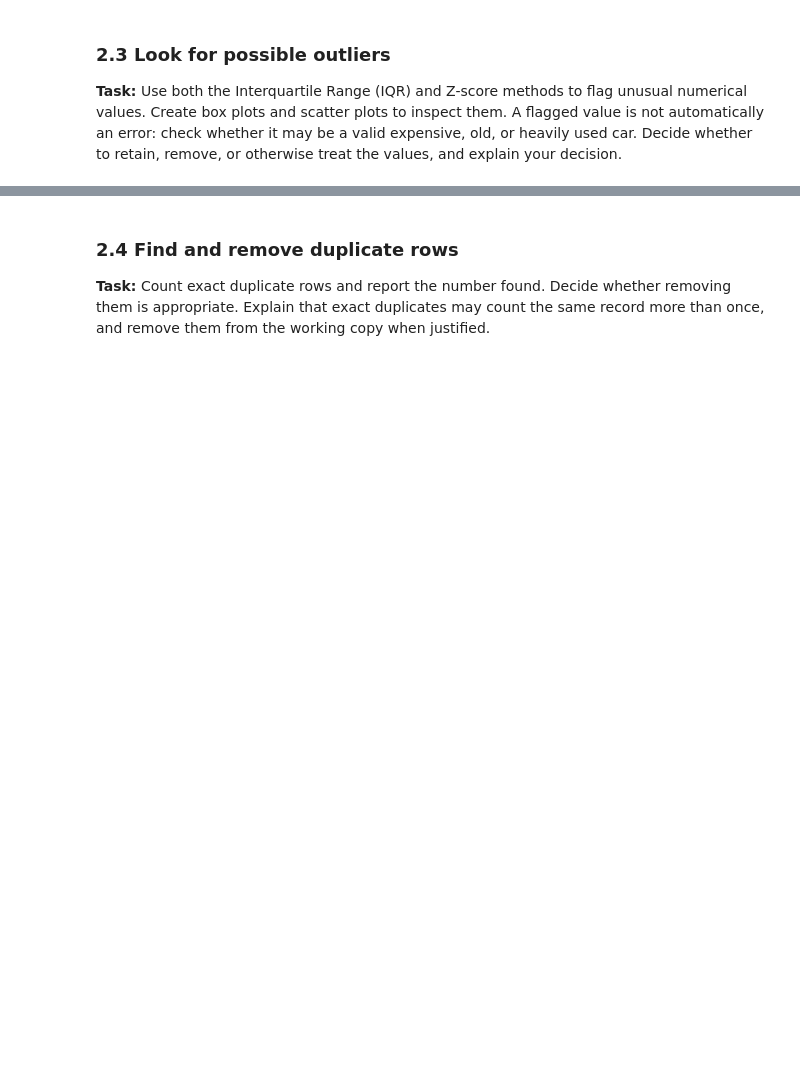
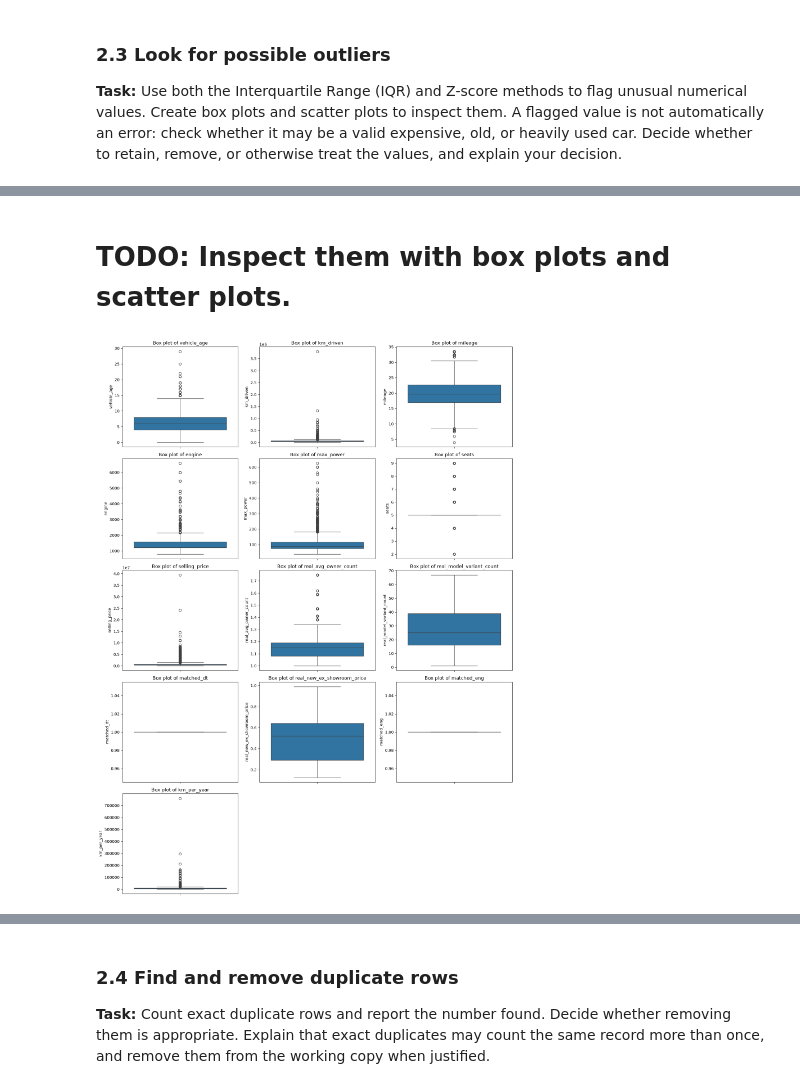
Before and after one commit to Data-six6/car_price_prediction, a Jupyter notebook: Car_Sale_Analysis/data_cleaning/data_cleaning.ipynb, the cells around one changed output, grey strips where cells are left out. Drawn from its saved outputs; the diff is of its cells as text; code cells hidden in the pictures; blank space fills up the shorter version.

```diff
--- a/Car_Sale_Analysis/data_cleaning/data_cleaning.ipynb
+++ b/Car_Sale_Analysis/data_cleaning/data_cleaning.ipynb
@@ -74,5 +205,28 @@ Work through missing values, possible outliers, duplicate rows, and irrelevant o
 **Task:** Use both the Interquartile Range (IQR) and Z-score methods to flag unusual numerical values. Create box plots and scatter plots to inspect them. A flagged value is not automatically an error: check whether it may be a valid expensive, old, or heavily used car. Decide whether to retain, remove, or otherwise treat the values, and explain your decision.
 # %%
 # TODO: Flag possible outliers using IQR and Z-score methods.
-# TODO: Inspect them with box plots and scatter plots.
+numerical_df = df_work.select_dtypes(include=[np.number])
+q1 = numerical_df.quantile(0.25)
+q3 = numerical_df.quantile(0.75)
+iqr = q3 - q1
+outliers_iqr = ((numerical_df < (q1 - 1.5 * iqr)) | (numerical_df > (q3 + 1.5 * iqr))).sum()
+print("Outliers detected using IQR method:\n", outliers_iqr)
+
+z_scores = (numerical_df - numerical_df.mean()) / numerical_df.std()
+outliers_z = (np.abs(z_scores) > 3).sum()
+print("Outliers detected using Z-score method:\n", outliers_z)
+
+
 # TODO: Decide whether to retain, remove, or treat flagged values, and explain why.
+# Decision: remove physically impossible km_driven values; retain the other flagged values.
+shape_before = df_work.shape
+
+df_work["km_per_year_chk"] = df_work["km_driven"] / df_work["vehicle_age"].clip(lower=1)
+bad_km = df_work["km_per_year_chk"] > 100_000      # over 100,000 km per year is not realistic
+print(bad_km.sum(), "rows flagged")                 # 13
+
+print(df_work.loc[bad_km, [ "model", "vehicle_age", "km_driven", "km_per_year_chk"]]
+      .sort_values("km_per_year_chk", ascending=False))
+
+df_work = df_work.loc[~bad_km].drop(columns="km_per_year_chk").reset_index(drop=True)
+print(shape_before, "->", df_work.shape)            # (15244, N) -> (15231, N)
@@ -78,0 +251,22 @@ Work through missing values, possible outliers, duplicate rows, and irrelevant o
+# %% [markdown]
+# TODO: Inspect them with box plots and scatter plots.
+# %%
+import math
+
+ncols = 3
+nrows = math.ceil(len(numerical_df.columns) / ncols)
+
+fig, axes = plt.subplots(nrows, ncols, figsize=(15, 4 * nrows))
+axes = np.array(axes).reshape(-1)
+
+for ax, col in zip(axes, numerical_df.columns):
+    sns.boxplot(data=numerical_df, y=col, ax=ax)
+    ax.set_title(f"Box plot of {col}")
+
+for ax in axes[len(numerical_df.columns):]:
+    ax.remove()
+
+plt.tight_layout()
+plt.show()
+# %% [output]
+[figure, added]
```
Also changed, not shown: parts of 14 cells of this notebook, 1 other file.
